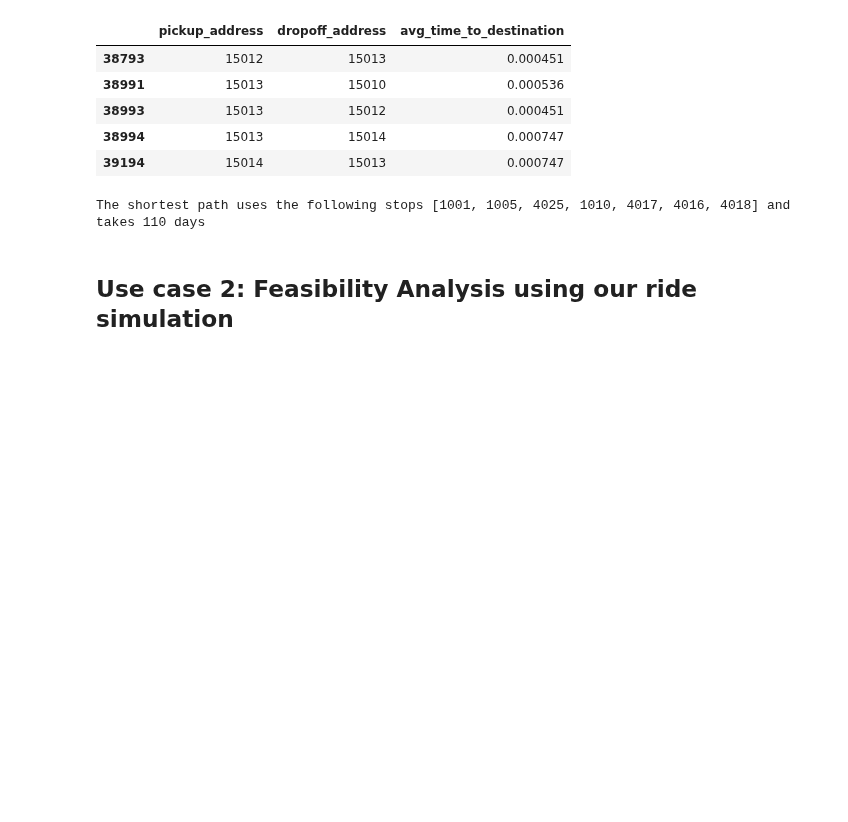
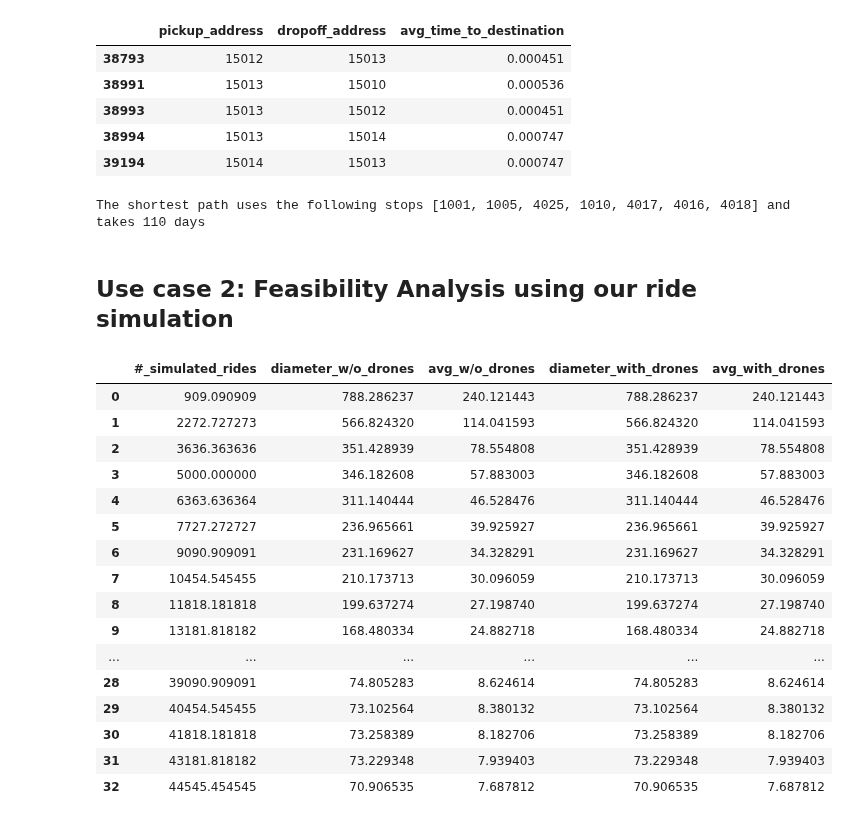
Before and after one commit to Lukas-Dierkes/vehicle-stream-team-project, a Jupyter notebook: vehicle_stream_pipeline/walkthrough.ipynb, the cells around one changed output. Cells and saved outputs as stored; diff of their text form; code cells hidden in the pictures; blank space fills up the shorter version.

```diff
--- a/vehicle_stream_pipeline/walkthrough.ipynb
+++ b/vehicle_stream_pipeline/walkthrough.ipynb
@@ -130,6 +119,24 @@ The shortest path uses the following stops [1001, 1005, 4025, 1010, 4017, 4016,
 ## Use case 2: Feasibility Analysis using our ride simulation
 # %%
 simulated_rides = pd.read_csv(f"{repo}/data/simulated/sim_rides_500k.csv")
-regression_metrics = utils.getRegressionMetrics(simulated_rides, edges)
+regression_metrics = fa.getRegressionMetrics(simulated_rides, edges)
 regression_metrics
+# %% [output]
+|  | #_simulated_rides | diameter_w/o_drones | avg_w/o_drones | diameter_with_drones | avg_with_drones |
+| 0 | 909.090909 | 788.286237 | 240.121443 | 788.286237 | 240.121443 |
+| 1 | 2272.727273 | 566.824320 | 114.041593 | 566.824320 | 114.041593 |
+| 2 | 3636.363636 | 351.428939 | 78.554808 | 351.428939 | 78.554808 |
+| 3 | 5000.000000 | 346.182608 | 57.883003 | 346.182608 | 57.883003 |
+| 4 | 6363.636364 | 311.140444 | 46.528476 | 311.140444 | 46.528476 |
+| 5 | 7727.272727 | 236.965661 | 39.925927 | 236.965661 | 39.925927 |
+| 6 | 9090.909091 | 231.169627 | 34.328291 | 231.169627 | 34.328291 |
+| 7 | 10454.545455 | 210.173713 | 30.096059 | 210.173713 | 30.096059 |
+| 8 | 11818.181818 | 199.637274 | 27.198740 | 199.637274 | 27.198740 |
+| 9 | 13181.818182 | 168.480334 | 24.882718 | 168.480334 | 24.882718 |
+| ... | ... | ... | ... | ... | ... |
+| 28 | 39090.909091 | 74.805283 | 8.624614 | 74.805283 | 8.624614 |
+| 29 | 40454.545455 | 73.102564 | 8.380132 | 73.102564 | 8.380132 |
+| 30 | 41818.181818 | 73.258389 | 8.182706 | 73.258389 | 8.182706 |
+| 31 | 43181.818182 | 73.229348 | 7.939403 | 73.229348 | 7.939403 |
+| 32 | 44545.454545 | 70.906535 | 7.687812 | 70.906535 | 7.687812 |
 # %%
```
Also changed, not shown: parts of 15 cells of this notebook, 11 other files.
